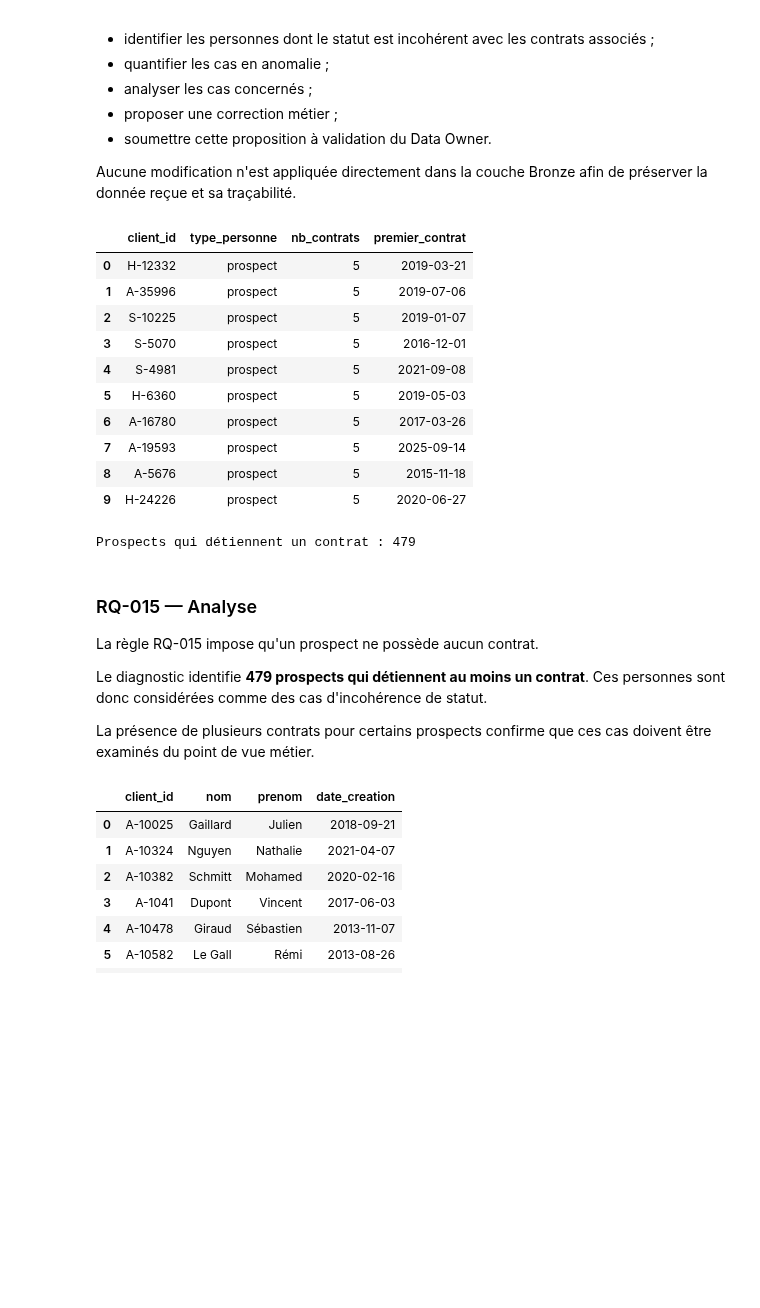
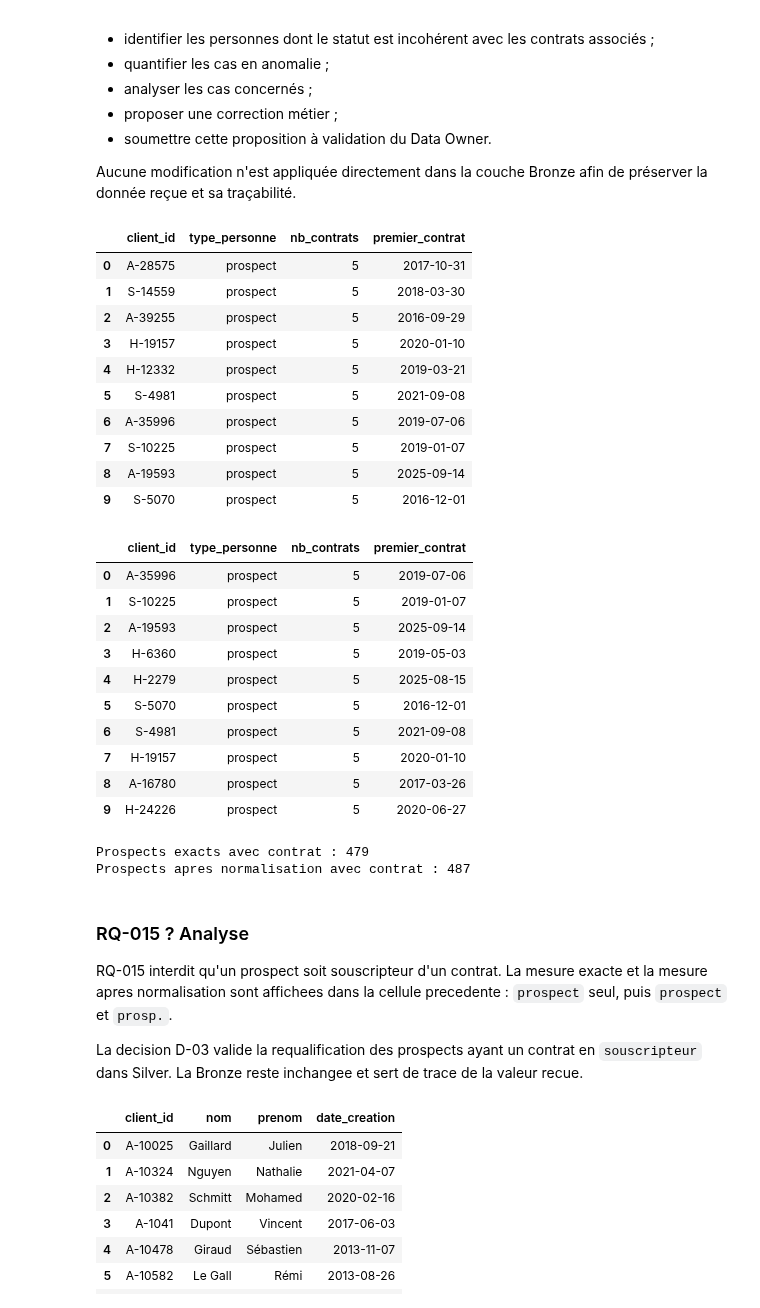
Before and after one commit to ruthabebeneg/td-qualite-g02, a Jupyter notebook: notebooks/S3_g02.ipynb, the cells around one changed output. Drawn from its saved outputs; the diff is of its cells as text; code cells hidden in the pictures; blank space fills up the shorter version.

Commit message:
S3: contrôles Soda et client actif unique (US-12, US-14, US-16-19)

```diff
--- a/notebooks/S3_g02.ipynb
+++ b/notebooks/S3_g02.ipynb
@@ -211,50 +202,75 @@ L'objectif du Data Steward est de :
 
 Aucune modification n'est appliquée directement dans la couche Bronze afin de préserver la donnée reçue et sa traçabilité.
 # %%
-# %% US-18 — RQ-015 : prospect avec contrat
+# %% US-18 ? RQ-015 : prospect avec contrat
 
 rq015 = lire("""
 SELECT
     k.client_id,
     k.type_personne,
     COUNT(c.contrat_id) AS nb_contrats,
     MIN(c.date_debut) AS premier_contrat
 FROM bronze.crm_client k
 JOIN bronze.crm_contrat c
     ON c.souscripteur_id = k.client_id
-   AND c._batch_id = :b
-WHERE k.type_personne = 'prospect'
+   AND c._batch_id = k._batch_id
+WHERE LOWER(TRIM(k.type_personne)) = 'prospect'
   AND k._batch_id = :b
-GROUP BY
+GROUP BY k.client_id, k.type_personne
+ORDER BY nb_contrats DESC
+""", b=BATCH)
+
+rq015_normalise = lire("""
+SELECT
     k.client_id,
-    k.type_personne
+    k.type_personne,
+    COUNT(c.contrat_id) AS nb_contrats,
+    MIN(c.date_debut) AS premier_contrat
+FROM bronze.crm_client k
+JOIN bronze.crm_contrat c
+    ON c.souscripteur_id = k.client_id
+   AND c._batch_id = k._batch_id
+WHERE LOWER(TRIM(k.type_personne)) IN ('prospect', 'prosp.')
+  AND k._batch_id = :b
+GROUP BY k.client_id, k.type_personne
 ORDER BY nb_contrats DESC
 """, b=BATCH)
 
 display(rq015.head(10))
-
-print("Prospects qui détiennent un contrat :", len(rq015))
+display(rq015_normalise.head(10))
+print("Prospects exacts avec contrat :", len(rq015))
+print("Prospects apres normalisation avec contrat :", len(rq015_normalise))
 # %% [output]
 |  | client_id | type_personne | nb_contrats | premier_contrat |
-| 0 | H-12332 | prospect | 5 | 2019-03-21 |
-| 1 | A-35996 | prospect | 5 | 2019-07-06 |
-| 2 | S-10225 | prospect | 5 | 2019-01-07 |
-| 3 | S-5070 | prospect | 5 | 2016-12-01 |
-| 4 | S-4981 | prospect | 5 | 2021-09-08 |
-| 5 | H-6360 | prospect | 5 | 2019-05-03 |
-| 6 | A-16780 | prospect | 5 | 2017-03-26 |
-| 7 | A-19593 | prospect | 5 | 2025-09-14 |
-| 8 | A-5676 | prospect | 5 | 2015-11-18 |
-| 9 | H-24226 | prospect | 5 | 2020-06-27 |
+| 0 | A-28575 | prospect | 5 | 2017-10-31 |
+| 1 | S-14559 | prospect | 5 | 2018-03-30 |
+| 2 | A-39255 | prospect | 5 | 2016-09-29 |
+| 3 | H-19157 | prospect | 5 | 2020-01-10 |
+| 4 | H-12332 | prospect | 5 | 2019-03-21 |
+| 5 | S-4981 | prospect | 5 | 2021-09-08 |
+| 6 | A-35996 | prospect | 5 | 2019-07-06 |
+| 7 | S-10225 | prospect | 5 | 2019-01-07 |
+| 8 | A-19593 | prospect | 5 | 2025-09-14 |
+| 9 | S-5070 | prospect | 5 | 2016-12-01 |
+|  | client_id | type_personne | nb_contrats | premier_contrat |
+| 0 | A-35996 | prospect | 5 | 2019-07-06 |
+| 1 | S-10225 | prospect | 5 | 2019-01-07 |
+| 2 | A-19593 | prospect | 5 | 2025-09-14 |
+| 3 | H-6360 | prospect | 5 | 2019-05-03 |
+| 4 | H-2279 | prospect | 5 | 2025-08-15 |
+| 5 | S-5070 | prospect | 5 | 2016-12-01 |
+| 6 | S-4981 | prospect | 5 | 2021-09-08 |
+| 7 | H-19157 | prospect | 5 | 2020-01-10 |
+| 8 | A-16780 | prospect | 5 | 2017-03-26 |
+| 9 | H-24226 | prospect | 5 | 2020-06-27 |
-Prospects qui détiennent un contrat : 479
+Prospects exacts avec contrat : 479
+Prospects apres normalisation avec contrat : 487
 # %% [markdown]
-### RQ-015 — Analyse
+### RQ-015 ? Analyse
 
-La règle RQ-015 impose qu'un prospect ne possède aucun contrat.
+RQ-015 interdit qu'un prospect soit souscripteur d'un contrat. La mesure exacte et la mesure apres normalisation sont affichees dans la cellule precedente : `prospect` seul, puis `prospect` et `prosp.`.
 
-Le diagnostic identifie **479 prospects qui détiennent au moins un contrat**. Ces personnes sont donc considérées comme des cas d'incohérence de statut.
-
-La présence de plusieurs contrats pour certains prospects confirme que ces cas doivent être examinés du point de vue métier.
+La decision D-03 valide la requalification des prospects ayant un contrat en `souscripteur` dans Silver. La Bronze reste inchangee et sert de trace de la valeur recue.
 # %%
 # %% US-18 — RQ-016 : souscripteur sans contrat
 
```
Also changed, not shown: parts of 9 cells of this notebook, 6 other files.
